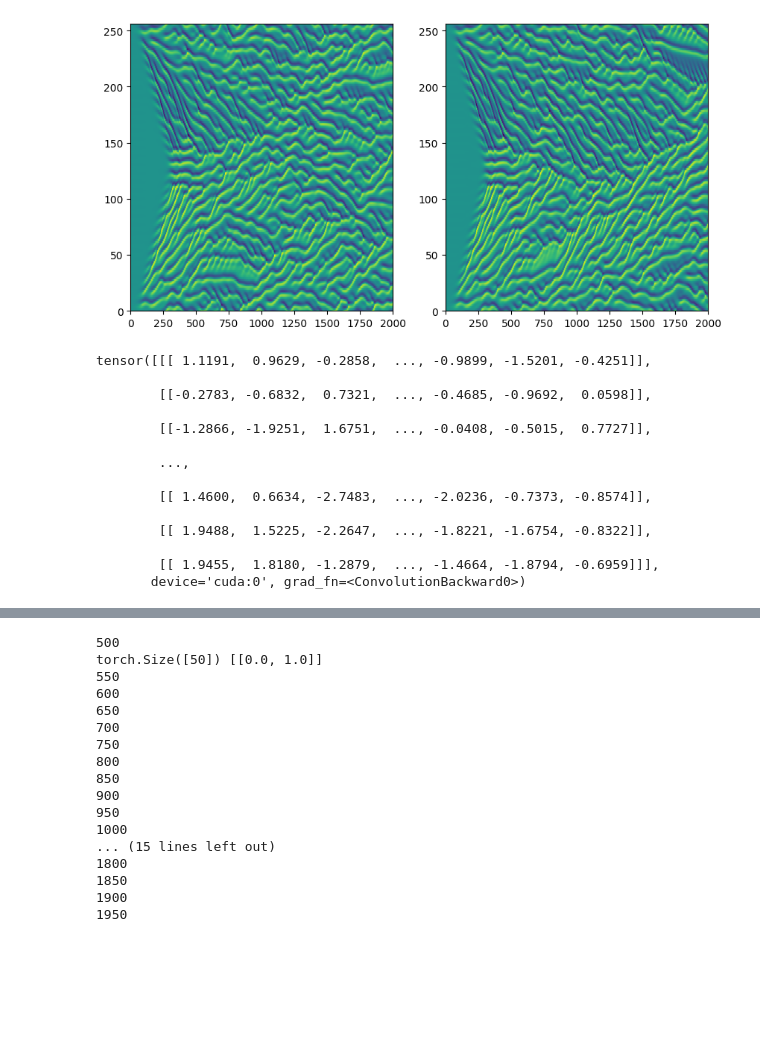
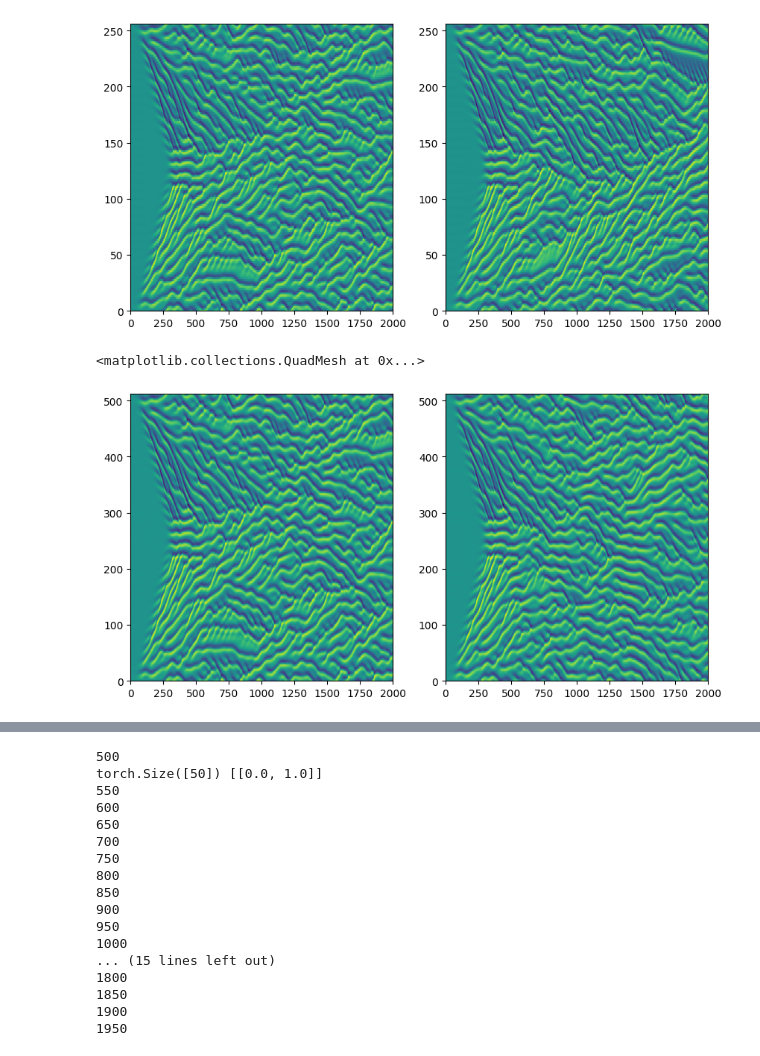
Before and after one commit to Julians42/KS_FNO, a Jupyter notebook: KS/update_em.ipynb, the cells around one changed output, grey strips where cells are left out. Saved outputs shown, nothing was run; the diff lists cells and outputs as text; code cells hidden in the pictures; blank space fills up the shorter version.

```diff
--- a/KS/update_em.ipynb
+++ b/KS/update_em.ipynb
@@ -60,20 +42,18 @@ ax[1].pcolormesh(FNO_pred.cpu().detach().numpy())
 # %% [output]
 <matplotlib.collections.QuadMesh at 0x...>
 [figure]
-# %%
-model(FNO_pred[:,500,:].unsqueeze(1))
-# %% [output]
-tensor([[[ 1.1191,  0.9629, -0.2858,  ..., -0.9899, -1.5201, -0.4251]],
-
-        [[-0.2783, -0.6832,  0.7321,  ..., -0.4685, -0.9692,  0.0598]],
-
-        [[-1.2866, -1.9251,  1.6751,  ..., -0.0408, -0.5015,  0.7727]],
-
-        ...,
-
-        [[ 1.4600,  0.6634, -2.7483,  ..., -2.0236, -0.7373, -0.8574]],
-
-        [[ 1.9488,  1.5225, -2.2647,  ..., -1.8221, -1.6754, -0.8322]],
-
-        [[ 1.9455,  1.8180, -1.2879,  ..., -1.4664, -1.8794, -0.6959]]],
-       device='cuda:0', grad_fn=<ConvolutionBackward0>)
+# %%
+# rollout with full model to compare
+sample = data[:, :, -2]
+FNO_pred = sample.clone().to(device)
+
+# start prediction after spin-up time of 500
+for i in range(500, config["default"]["data"]["architecture"]["T"] - 1):
+    FNO_pred[:, i+1] = model_full(FNO_pred[:, i].unsqueeze(0).unsqueeze(0))
+
+fig, ax = plt.subplots(1, 2, figsize=(10, 5))
+ax[0].pcolormesh(sample.cpu().detach().numpy())
+ax[1].pcolormesh(FNO_pred.cpu().detach().numpy())
+# %% [output]
+<matplotlib.collections.QuadMesh at 0x...>
+[figure, added]
```
Also changed, not shown: parts of 12 cells of this notebook, 6 other files.
